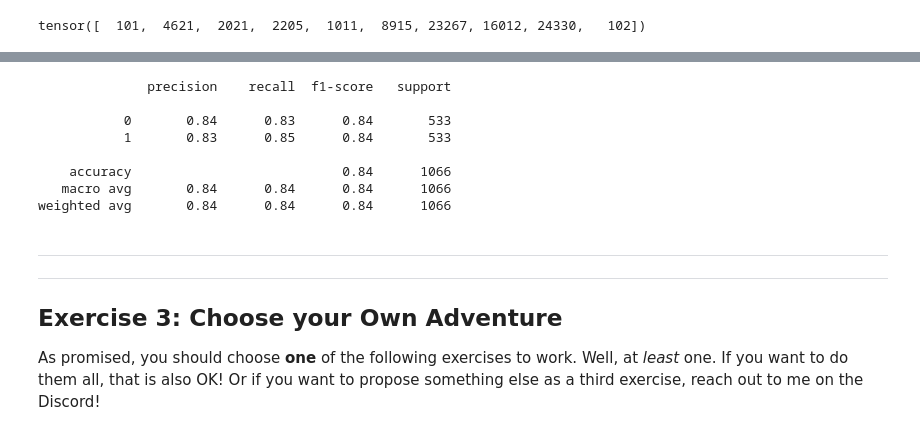
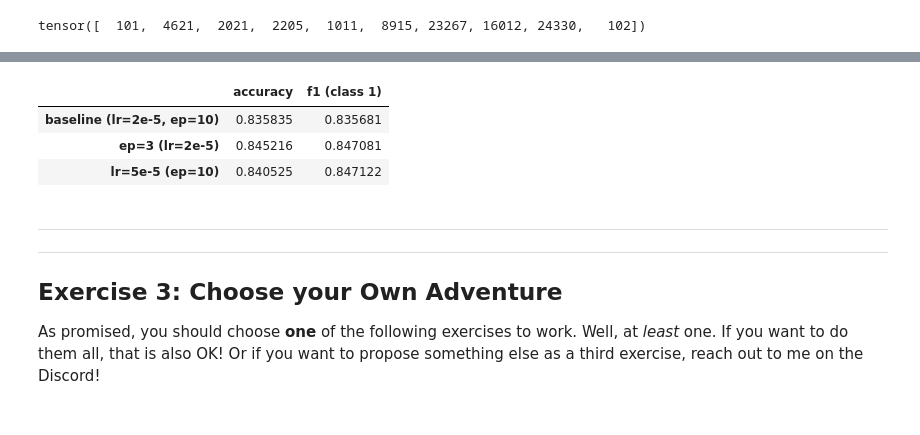
Before and after one commit to Eros-Pinzani/DLA_Projects, a Jupyter notebook: Lab02_DLA/DLA-Lab2.ipynb, the cells around one changed output, grey strips where cells are left out. Cells and saved outputs as stored; diff of their text form; code cells hidden in the pictures.

```diff
--- a/Lab02_DLA/DLA-Lab2.ipynb
+++ b/Lab02_DLA/DLA-Lab2.ipynb
@@ -677,5 +879,15 @@ TrainOutput(global_step=1780, training_loss=0.012748258094380321, metrics={'trai
 # %%
-preds_output = trainer.predict(tokenized_test)
-y_pred_test = np.argmax(preds_output.predictions, axis=-1)
-print(classification_report(tokenized_test['label'], y_pred_test))
+import pandas as pd
+
+results = {
+    'baseline (lr=2e-5, ep=10)': classification_report(tokenized_test['label'], np.argmax(preds_baseline.predictions, axis=-1), output_dict=True),
+    'ep=3 (lr=2e-5)': classification_report(tokenized_test['label'], np.argmax(preds_3ep.predictions, axis=-1), output_dict=True),
+    'lr=5e-5 (ep=10)': classification_report(tokenized_test['label'], np.argmax(preds_lr5.predictions, axis=-1), output_dict=True),
+}
+
+summary = pd.DataFrame({
+    name: {'accuracy': r['accuracy'], 'f1 (class 1)': r['1']['f1-score']}
+    for name, r in results.items()
+}).T
+summary
 # %% [output]
@@ -683,11 +894,7 @@ print(classification_report(tokenized_test['label'], y_pred_test))
-              precision    recall  f1-score   support
-
-           0       0.84      0.83      0.84       533
-           1       0.83      0.85      0.84       533
-
-    accuracy                           0.84      1066
-   macro avg       0.84      0.84      0.84      1066
-weighted avg       0.84      0.84      0.84      1066
+|  | accuracy | f1 (class 1) |
+| baseline (lr=2e-5, ep=10) | 0.835835 | 0.835681 |
+| ep=3 (lr=2e-5) | 0.845216 | 0.847081 |
+| lr=5e-5 (ep=10) | 0.840525 | 0.847122 |
 # %% [markdown]
 
 ---
```
Also changed, not shown: parts of 12 cells of this notebook.
